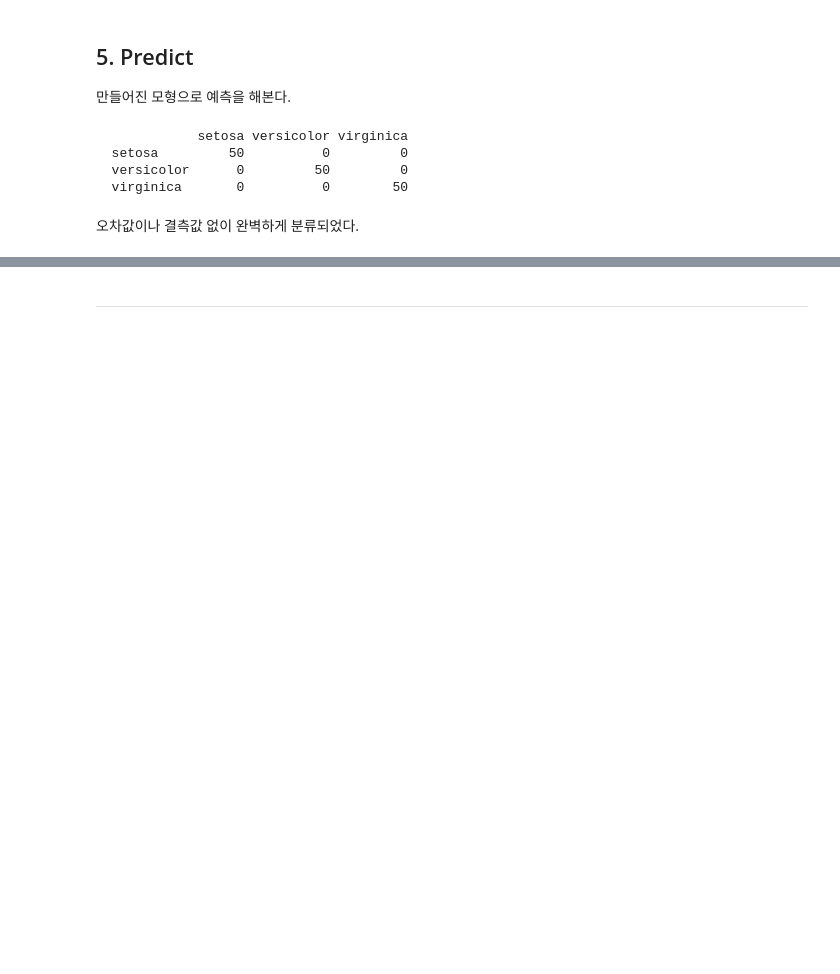
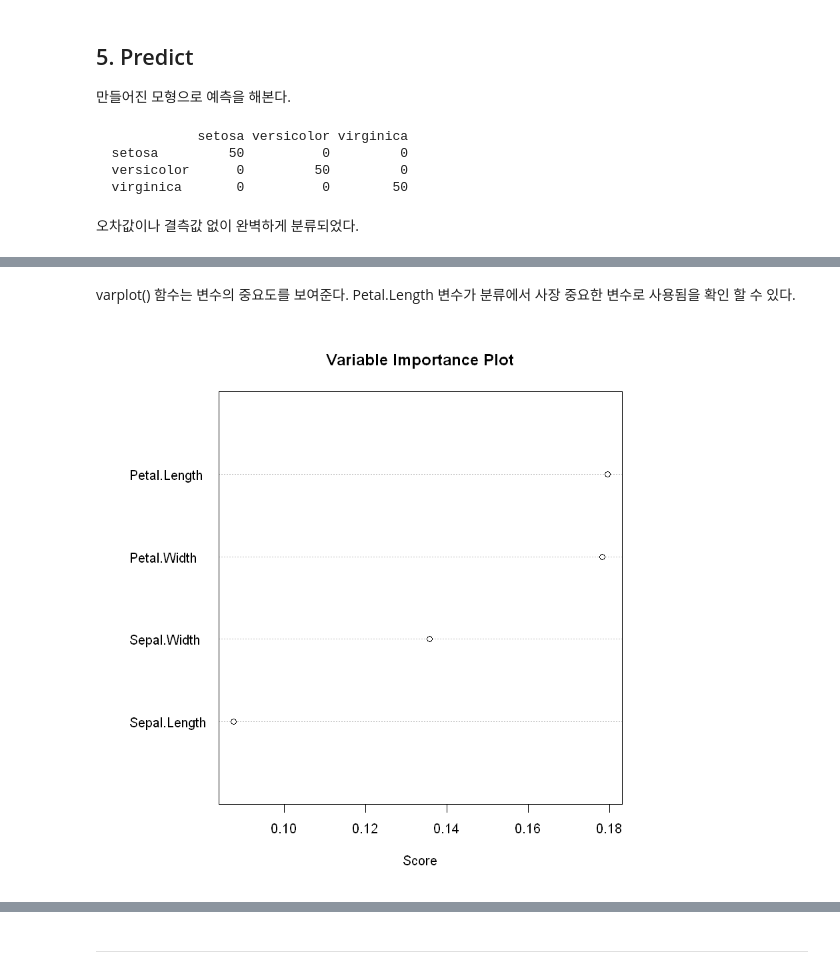
Before and after one commit to ecjang/pages, a Jupyter notebook: ADsP/[data] EnssembleBoosting_Iris.ipynb, the cells around one changed output, grey strips where cells are left out. Saved outputs shown, nothing was run; the diff lists cells and outputs as text; code cells hidden in the pictures; blank space fills up the shorter version.

```diff
--- a/ADsP/[data] EnssembleBoosting_Iris.ipynb
+++ b/ADsP/[data] EnssembleBoosting_Iris.ipynb
@@ -101,0 +210,6 @@ table(pred$class, iris[,5])
+# %% [markdown]
+varplot() 함수는 변수의 중요도를 보여준다. Petal.Length 변수가 분류에서 사장 중요한 변수로 사용됨을 확인 할 수 있다.
+# %%
+varplot(gdis)
+# %% [output]
+[figure, added]
```
Also changed, not shown: parts of 21 cells of this notebook, 1 other file.
